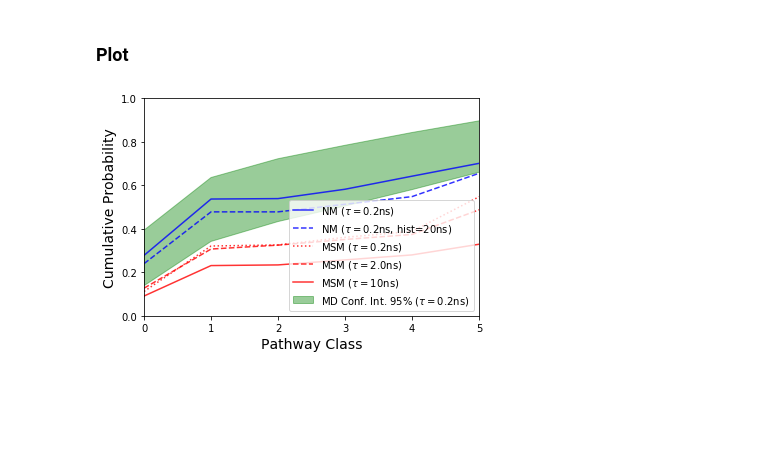
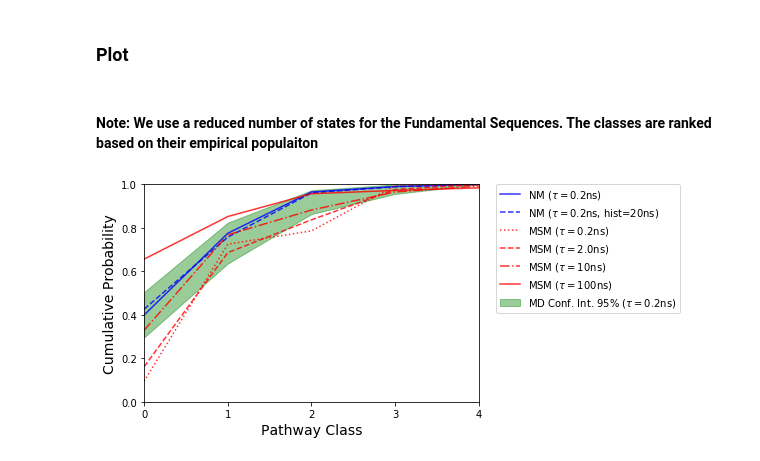
Before and after one commit to choderalab/msm-mfpt, a Jupyter notebook: models/Trp_FS_after_clustering.ipynb, the cells around one changed output. Drawn from its saved outputs; the diff is of its cells as text; code cells hidden in the pictures; blank space fills up the shorter version.

```diff
--- a/models/Trp_FS_after_clustering.ipynb
+++ b/models/Trp_FS_after_clustering.ipynb
@@ -170,7 +171,7 @@ lag_index = [ get_lagtime_from_array(lags, element*0.2)[0] for element in lag_to
 
 # This are the t_cut intervals to explore (in lag-time units) with the lag times in "lag_to_use"
 #range_per_lag = [[200,600], [200,350], [100,250], [30,200]]
-range_per_lag = [[500,1500]]
+range_per_lag = [[300,1500]]
 # %% [markdown]
 ### Clustering
 # %%
@@ -287,12 +293,16 @@ t_cut: 284.80ns, t_min: 314.26ns, t_max: 7.16e+02ns, tAB: 564.88ns
 # %%
 dt = 0.0002 # in micro-sec
 
-if 0 in big_clusters_list[8][1]:
-    stateA = big_clusters_list[8][0]  #Unfolded
-    stateB = big_clusters_list[8][1]  #Folded
+pick = 10
+
+macrostates = biggest_clusters_indexes(big_clusters_list[pick], n_pick=2)
+
+if 0 in big_clusters_list[pick][1]:
+    stateA = big_clusters_list[pick][0]  #Unfolded
+    stateB = big_clusters_list[pick][1]  #Folded
 else:
-    stateA = big_clusters_list[8][1]  #Unfolded
-    stateB = big_clusters_list[8][0]  #Folded
+    stateA = big_clusters_list[pick][1]  #Unfolded
+    stateB = big_clusters_list[pick][0]  #Folded
 
 lag_to_use = lags[0:16:2]
 
@@ -330,6 +352,9 @@ msmFS_10, msmFSweights_10, _ = nm_model.weighted_FS() # lag=10
 nm_model.lag_time = 50
 msmFS_50, msmFSweights_50, _ = nm_model.weighted_FS() # lag=100
 
+nm_model.lag_time = 500
+msmFS_500, msmFSweights_500, _ = nm_model.weighted_FS() # lag=500
+
 
 nm_model.lag_time
 
@@ -343,6 +368,7 @@ mcFSweights_temp = []
 msmFSweights_temp = []
 msmFSweights_temp_10 = []
 msmFSweights_temp_50 = []
+msmFSweights_temp_500 = []
 
 
 
@@ -375,30 +401,40 @@ for i, element in enumerate(mdFS):
         msmFSweights_temp_50.append(msmFSweights_50[msmFS_50.index(element)])
     else:
         msmFSweights_temp_50.append(0)
+
+    # lag=500
+    if element in msmFS_500:
+        msmFSweights_temp_500.append(msmFSweights_500[msmFS_500.index(element)])
+    else:
+        msmFSweights_temp_500.append(0)
 # %%
 mdmin, mdmax = confindence_interval_cdf(mdFSweights, tot_count_md)
 # %% [markdown]
 ### Plot
 # %%
+printmd("#### Note: We use a reduced number of states for the Fundamental Sequences. The classes are ranked based on their empirical populaiton")
+
 alpha=0.8
 x = list( range(len(mdFS))  )
 
 plt.fill_between(x, mdmin, mdmax, color='green', alpha=0.4, label=r'MD Conf. Int. 95% ($\tau=0.2$ns)')
 plt.plot(x, cdf(nmFSweights_temp), label = r'NM ($\tau=0.2$ns)', color='blue', alpha=alpha)
 plt.plot(x, cdf(mcFSweights_temp), '--',label = r'NM ($\tau=0.2$ns, hist=20ns)', color='blue', alpha=alpha)
 
 plt.plot(x, cdf(msmFSweights_temp),':', label = r'MSM ($\tau=0.2$ns)', color='red', alpha=alpha)
 plt.plot(x, cdf(msmFSweights_temp_10),'--', label = r'MSM ($\tau=2.0$ns)', color='red', alpha=alpha)
-plt.plot(x, cdf(msmFSweights_temp_50),'-', label = r'MSM ($\tau=10$ns)', color='red', alpha=alpha)
+plt.plot(x, cdf(msmFSweights_temp_50),'-.', label = r'MSM ($\tau=10$ns)', color='red', alpha=alpha)
+plt.plot(x, cdf(msmFSweights_temp_500),'-', label = r'MSM ($\tau=100$ns)', color='red', alpha=alpha)
 
 
 plt.xticks([i for i in range(0,2*len(mdFS),1)])
-plt.xlim([0,5])
-plt.ylim([0,1])
+plt.xlim([0,4])
+plt.ylim([0.0,1])
 plt.xlabel('Pathway Class', fontsize=14)
 plt.ylabel('Cumulative Probability', fontsize=14)
 
-plt.legend(loc='lower right')
+plt.legend(bbox_to_anchor=(1.05, 1), loc=2, borderaxespad=0.)
 plt.show()
 # %% [output]
+#### Note: We use a reduced number of states for the Fundamental Sequences. The classes are ranked based on their empirical populaiton
-[figure, old version]
+[figure, new version]
```
Also changed, not shown: parts of 8 cells of this notebook, 4 other files.
